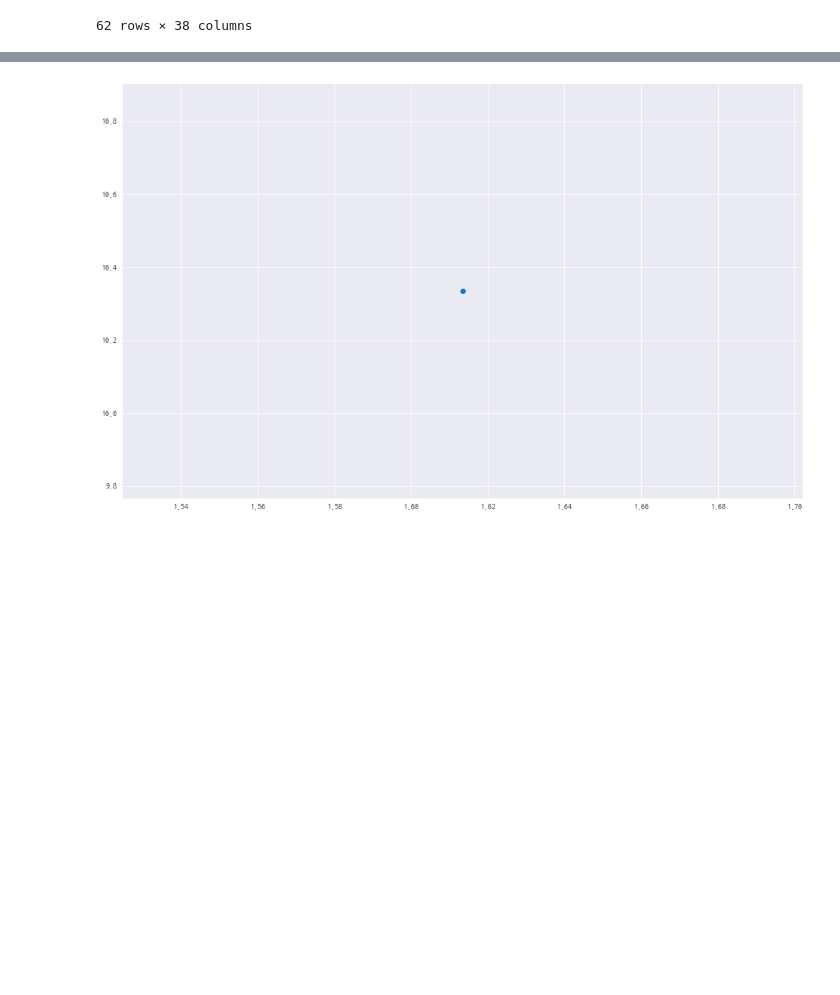
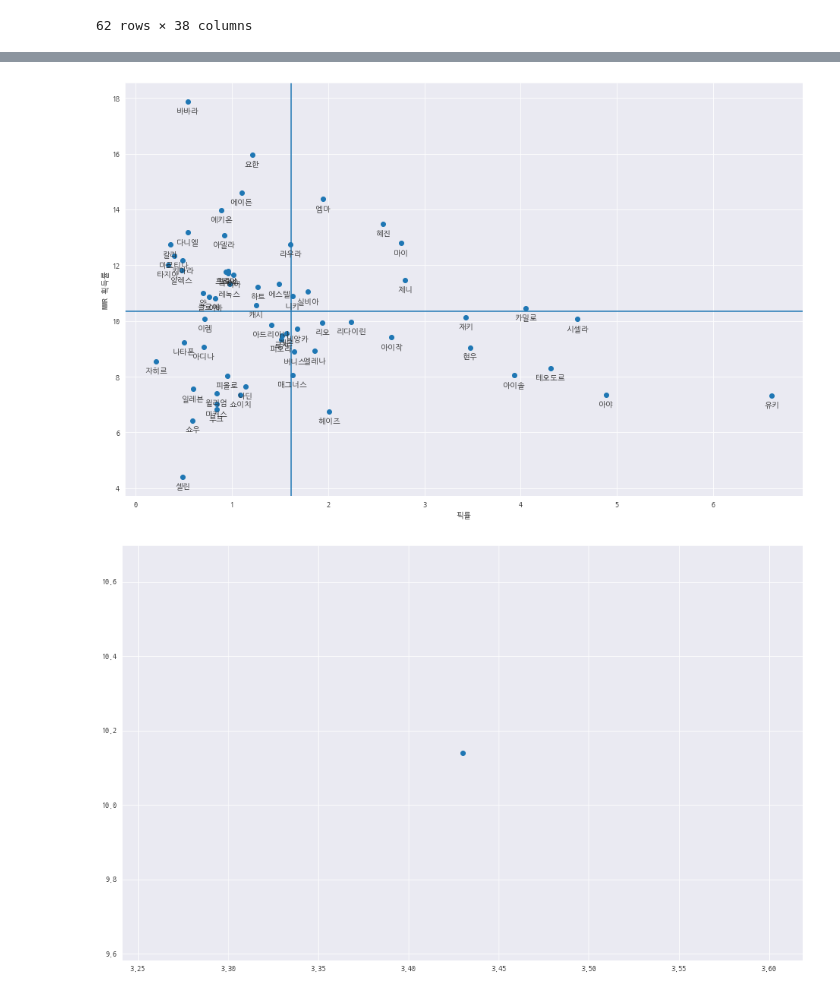
Before and after one commit to discipliner/webCrawling, a Jupyter notebook: analysis.ipynb, the cells around one changed output, grey strips where cells are left out. Cells and saved outputs as stored; diff of their text form; code cells hidden in the pictures; blank space fills up the shorter version.

```diff
--- a/analysis.ipynb
+++ b/analysis.ipynb
@@ -459,5 +459,5 @@ for i in range(1, 63):
     )
     df_characterStats = pd.concat([df_characterStats, json_normalize(json.loads(stat))])
     del character, stat
-df_characterStats.set_index('characterCode')
+df_characterStats = df_characterStats.set_index('characterCode')
 # %% [output]
@@ -513,3 +483,9 @@ df_characterStats.set_index('characterCode')
 test = df_characterStats.set_index('characterCode')
 mmr = test.averageMMR.mean()
 pick = test.pickRate.mean()
+# %%
+xy = pd.DataFrame()
+for i, char in df_characterStats.iterrows():
+    xy = pd.concat([xy, json_normalize(json.loads(
+        f'{"{"}"characterCode" : {characterNamesKr[characterNamesKr.name == char.characterName].code.values[0]} ,"characterName" : "{characterNamesKr[characterNamesKr.name == char.characterName].name.values[0]}" ,"pickRate" : {df_characterStats.totalGames[i] / 19248 * 100:.2f}, "mmrGain" : {df_characterStats.averageMMR[i]:.2f}{"}"}'))])
+xy
@@ -516,6 +506,29 @@ pick = test.pickRate.mean()
+# %%
+plt.figure(figsize=(16, 10))
+# plt.plot(xy.pickRate, xy.mmrGain, 'o')
+plt.scatter(xy.pickRate, xy.mmrGain)
+# for i,j in xy.iterrows():
+#     plt.text(j.pickRate, j.mmrGain, j.characterName)
+plt.axhline(mmr,0,1)
+plt.axvline(pick,0,1)
+plt.xlabel('픽률')
+plt.ylabel('MMR 획득률')
+for i,j in xy.iterrows():
+    plt.annotate(j.characterName,
+                 (j.pickRate, j.mmrGain),
+                 textcoords="offset points", # 텍스트 위치를 (x,y)로 부터의 오프셋 (offset_x, offset_y)로 지정
+                 xytext=(0, -15), # (x, y)로 부터의 오프셋 (offset_x, offset_y), 여기에선 y 좌표로 +20 이동합니다.
+                 ha='center')
+
+plt.show()
+# %% [output]
+[figure, added]
 # %%
+mmr = df_characterStats.averageMMR.mean()
+pickRate = df_characterStats.pickRate.mean()
+
 plt.figure(figsize=(16, 10))
-plt.plot(pick, mmr, 'o')
+plt.plot(xy.pickRate, xy.mmrGain, 'o')
 plt.show()
 # %% [output]
-[figure, old version]
+[figure, new version]
```
Also changed, not shown: parts of 2 cells of this notebook.
